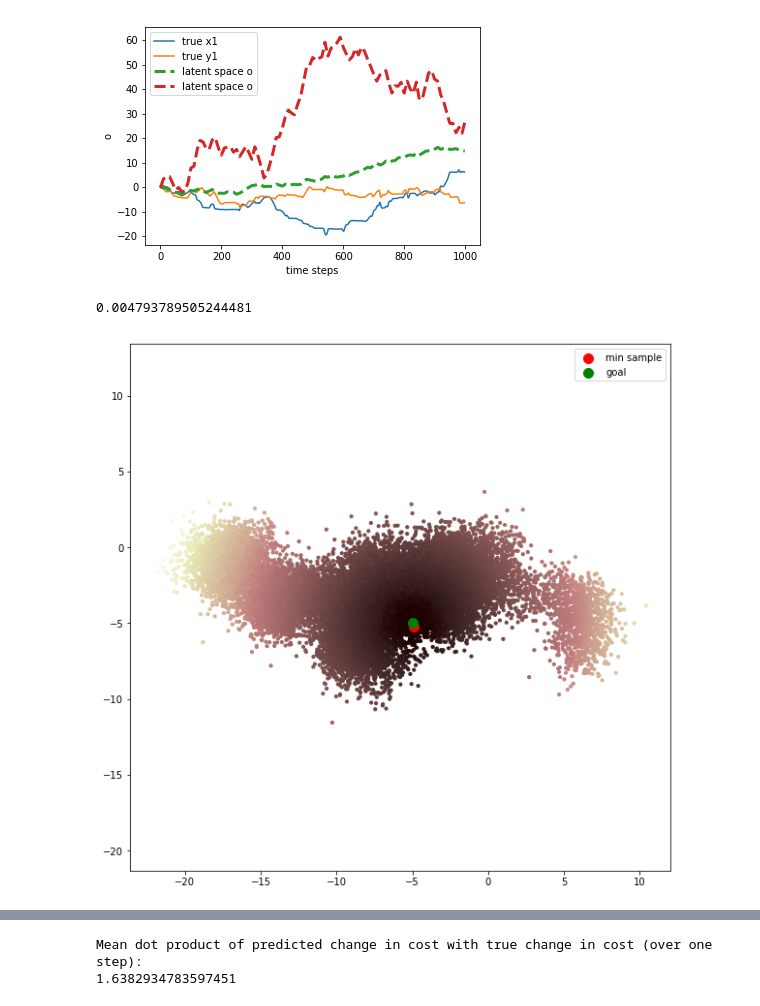
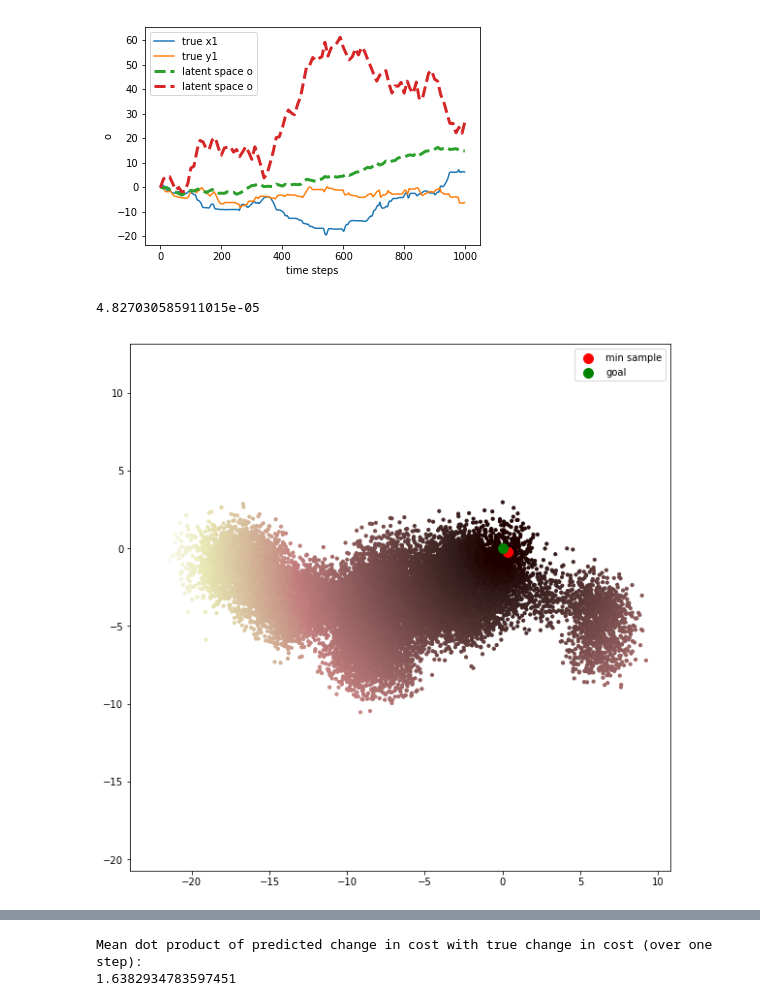
Before and after one commit to UM-ARM-Lab/unreliable-deform-manipulation, a Jupyter notebook: link_bot_notebooks/src/link_bot_notebooks/Agent Testing.ipynb, the cells around one changed output, grey strips where cells are left out. Cells and saved outputs as stored; diff of their text form; code cells hidden in the pictures.

```diff
--- a/link_bot_notebooks/src/link_bot_notebooks/Agent Testing.ipynb
+++ b/link_bot_notebooks/src/link_bot_notebooks/Agent Testing.ipynb
@@ -10,7 +10,7 @@ importing Jupyter notebook from /home/pmitrano/catkin_ws/src/link_bot/link_bot_n
 g = np.array([[4], [0], [5], [0], [6], [0]])
 dt = 0.1
 # %%
-data = tpo.load_gazebo_data_v2("/home/pmitrano/catkin_ws/src/link_bot/link_bot_teleop/data/rand_forces_1.txt", g)
+data = tpo.load_data("/home/pmitrano/catkin_ws/src/link_bot/link_bot_teleop/data/rand_forces_1.txt", g, extract_func=tpo.two_link_pos_extractor)
 tpo.plot_gz_data_v2(plt, data[:100])
 # %% [output]
 [figure]
@@ -90,14 +87,14 @@ tpo.plot_xy_rollout(plt, model, data, dt, data[0][0], g);
 # %% [output]
 [figure]
 # %%
-gx = -5
-gy = -5
+gx = 0
+gy = 0
 goal = np.array([[gx], [gy], [gx+1], [gy], [gx+2], [gy]])
 min_sample, min_cost = tpo.plot_costmap(plt, model, data, goal, samples=20, spread=1)
 print(min_cost)
 plt.scatter([min_sample[0]], [min_sample[1]], s=100, c='Red', label='min sample');
 plt.scatter([gx], [gy], s=100, c='Green', label='goal');
 plt.legend();
 # %% [output]
-0.004793789505244481
+4.827030585911015e-05
-[figure, old version]
+[figure, new version]
```
Also changed, not shown: parts of 3 cells of this notebook, 1 other file.
